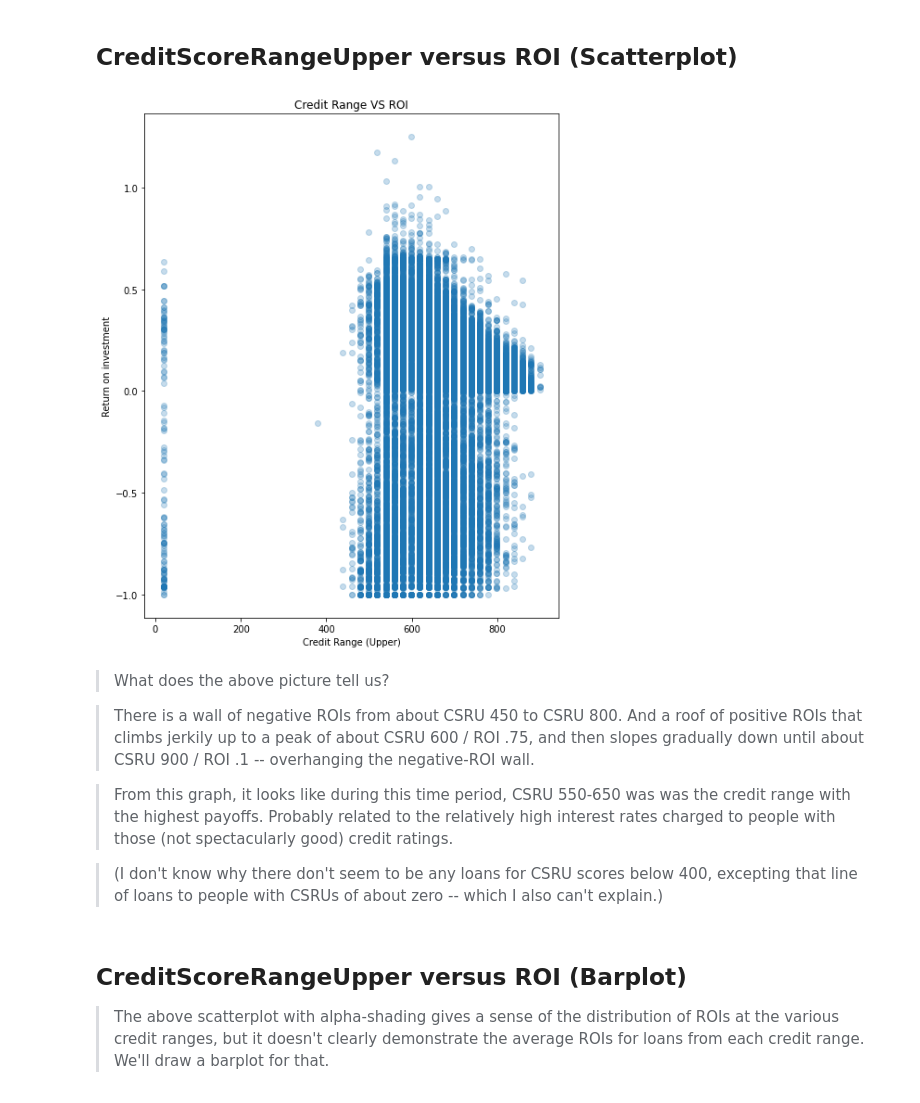
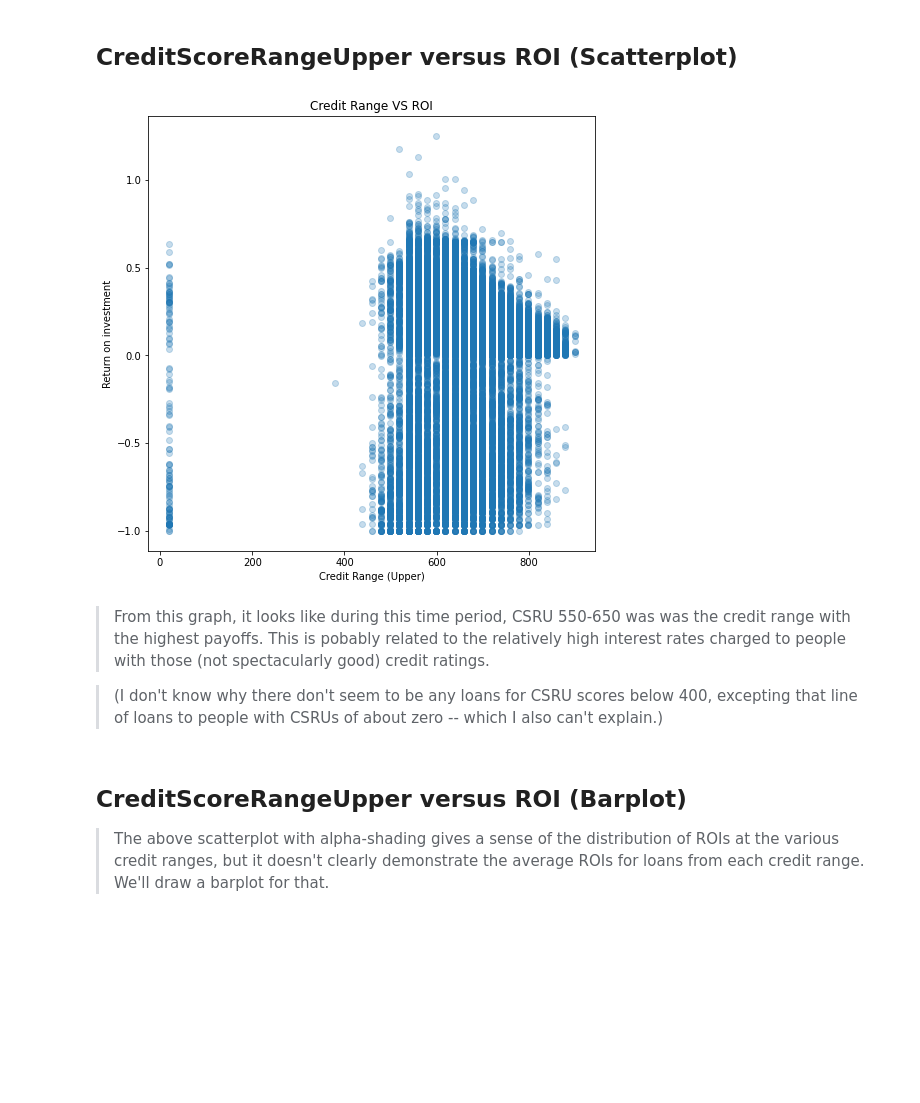
Before and after one commit to werdnamac/prosperloans, a Jupyter notebook: prosper_slide_deck.ipynb, the cells around one changed output. Drawn from its saved outputs; the diff is of its cells as text; code cells hidden in the pictures; blank space fills up the shorter version.

```diff
--- a/prosper_slide_deck.ipynb
+++ b/prosper_slide_deck.ipynb
@@ -230,29 +218,25 @@ Name: ROI, dtype: int64
 # %%
 # hide the code so it doesn't interfere with the size of the slide
 {
     "tags": [
         "to_remove"
     ],
     "slideshow": {
         "slide_type": "fragment"
     }
 }
 
 # a scatterplot comparing the CSRU and ROI variables
-plt.figure(figsize = [6, 8])
+plt.figure(figsize = [8, 8])
 plt.scatter(data = loans_to_2008, x = 'CreditScoreRangeUpper', y = 'ROI', alpha=1/4)
 plt.xlabel('Credit Range (Upper)')
 plt.ylabel('Return on investment')
 plt.title('Credit Range VS ROI')
 plt.show();
 # %% [output]
-[figure, old version]
+[figure, new version]
 # %% [markdown]
-> What does the above picture tell us?
-
-> There is a wall of negative ROIs from about CSRU 450 to CSRU 800. And a roof of positive ROIs that climbs jerkily up to a peak of about CSRU 600 / ROI .75, and then slopes gradually down until about CSRU 900 / ROI .1 -- overhanging the negative-ROI wall.
-
-> From this graph, it looks like during this time period, CSRU 550-650 was was the credit range with the highest payoffs. Probably related to the relatively high interest rates charged to people with those (not spectacularly good) credit ratings.
+> From this graph, it looks like during this time period, CSRU 550-650 was was the credit range with the highest payoffs. This is pobably related to the relatively high interest rates charged to people with those (not spectacularly good) credit ratings.
 
 > (I don't know why there don't seem to be any loans for CSRU scores below 400, excepting that line of loans to people with CSRUs of about zero -- which I also can't explain.)
 # %% [markdown]
```
Also changed, not shown: parts of 20 cells of this notebook, 2 other files.
